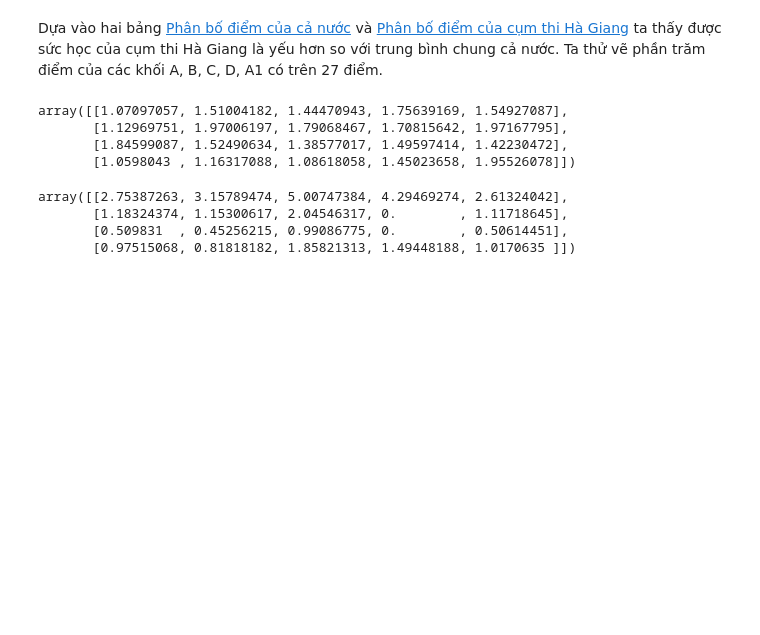
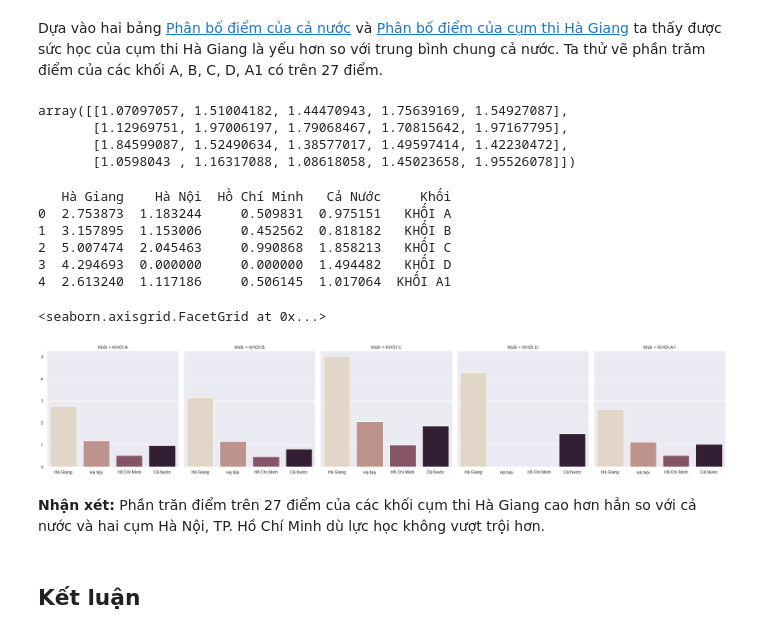
Before and after one commit to nguyenkhangme/project-visualization-cheating-score, a Jupyter notebook: Main.ipynb, the cells around one changed output. Cells and saved outputs as stored; diff of their text form; code cells hidden in the pictures; blank space fills up the shorter version.

```diff
--- a/Main.ipynb
+++ b/Main.ipynb
@@ -386,10 +386,15 @@ for i in range(4):
     for j in range(5):
 #         print(KhoiThi[j])
         PhanTramKhoi[i][j] = findPercentScoreHighgerThan(dfArr[i],27,KhoiThi[j])
+PhanTramKhoi_df = pd.DataFrame(PhanTramKhoi.T)
+PhanTramKhoi_df.columns = Cum
+PhanTramKhoi_df['Khối'] = KhoiThi
 
-PhanTramKhoi
+print(PhanTramKhoi_df)
 # %% [output]
-array([[2.75387263, 3.15789474, 5.00747384, 4.29469274, 2.61324042],
-       [1.18324374, 1.15300617, 2.04546317, 0.        , 1.11718645],
-       [0.509831  , 0.45256215, 0.99086775, 0.        , 0.50614451],
-       [0.97515068, 0.81818182, 1.85821313, 1.49448188, 1.0170635 ]])
+   Hà Giang    Hà Nội  Hồ Chí Minh   Cả Nước     Khối
+0  2.753873  1.183244     0.509831  0.975151   KHỐI A
+1  3.157895  1.153006     0.452562  0.818182   KHỐI B
+2  5.007474  2.045463     0.990868  1.858213   KHỐI C
+3  4.294693  0.000000     0.000000  1.494482   KHỐI D
+4  2.613240  1.117186     0.506145  1.017064  KHỐI A1
@@ -411,2 +401,6 @@ array([[2.75387263, 3.15789474, 5.00747384, 4.29469274, 2.61324042],
 # %%
-# sns.catplot(x='TOÁN', kind="count",palette="ch:.25", data=df_HaGiang)
+sns.catplot(kind = 'bar', palette="ch:.25", data=PhanTramKhoi_df, col = 'Khối')
+# snd
+# %% [output]
+<seaborn.axisgrid.FacetGrid at 0x...>
+[figure, added]
@@ -422,0 +407,4 @@ array([[2.75387263, 3.15789474, 5.00747384, 4.29469274, 2.61324042],
+# %% [markdown]
+**Nhận xét:** Phần trăn điểm trên 27 điểm của các khối cụm thi Hà Giang cao hơn hẳn so với cả nước và hai cụm Hà Nội, TP. Hồ Chí Minh dù lực học không vượt trội hơn.
+# %% [markdown]
+## Kết luận
```
Also changed, not shown: parts of 5 cells of this notebook.
